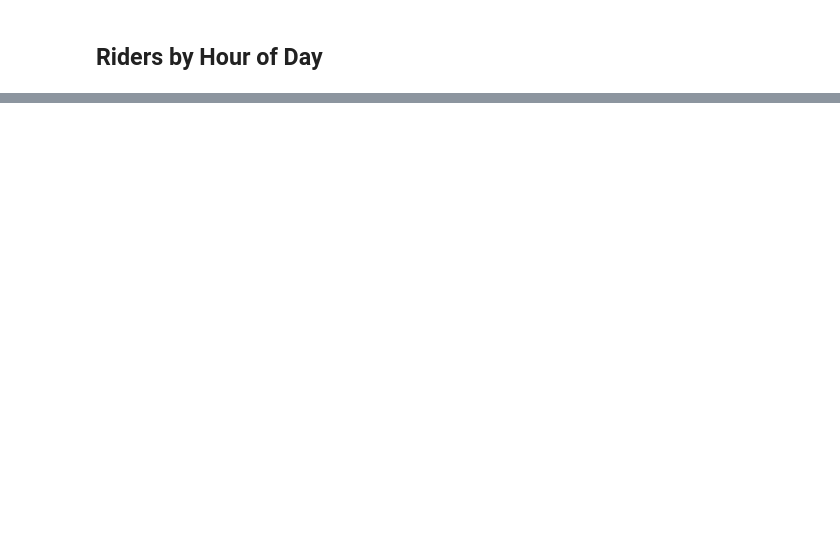
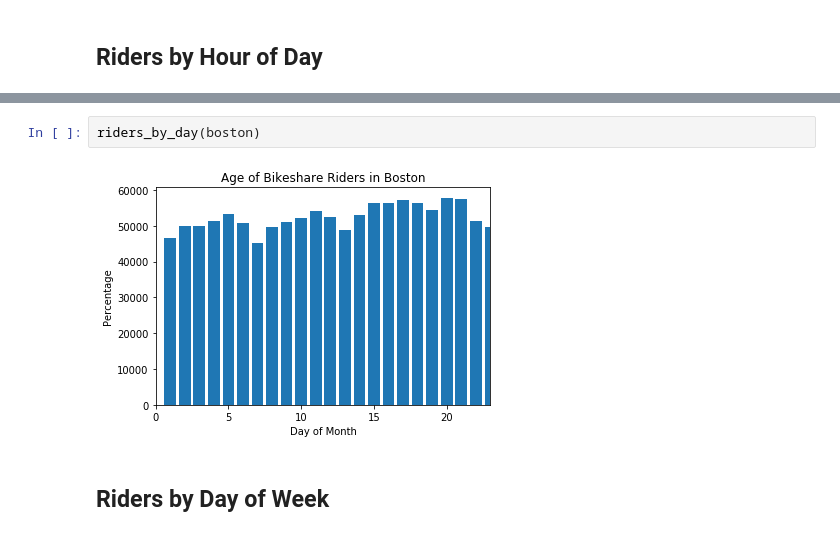
Before and after one commit to swopnilnep/DataVisualization, a Jupyter notebook: notebooks/p2.ipynb, the cells around one changed output, grey strips where cells are left out. Cells and saved outputs as stored; diff of their text form; blank space fills up the shorter version.

```diff
--- a/notebooks/p2.ipynb
+++ b/notebooks/p2.ipynb
@@ -59,0 +62,6 @@ def users_by_gender(data):
+# %%
+riders_by_day(boston)
+# %% [output]
+[figure, added]
+# %% [markdown]
+## Riders by Day of Week
```
Also changed, not shown: parts of 13 cells of this notebook, 13 other files.
